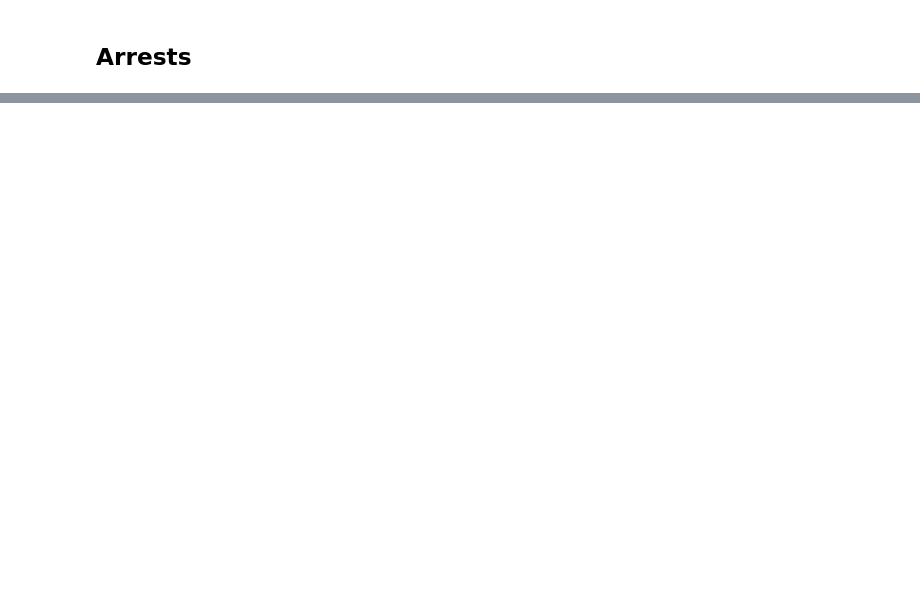
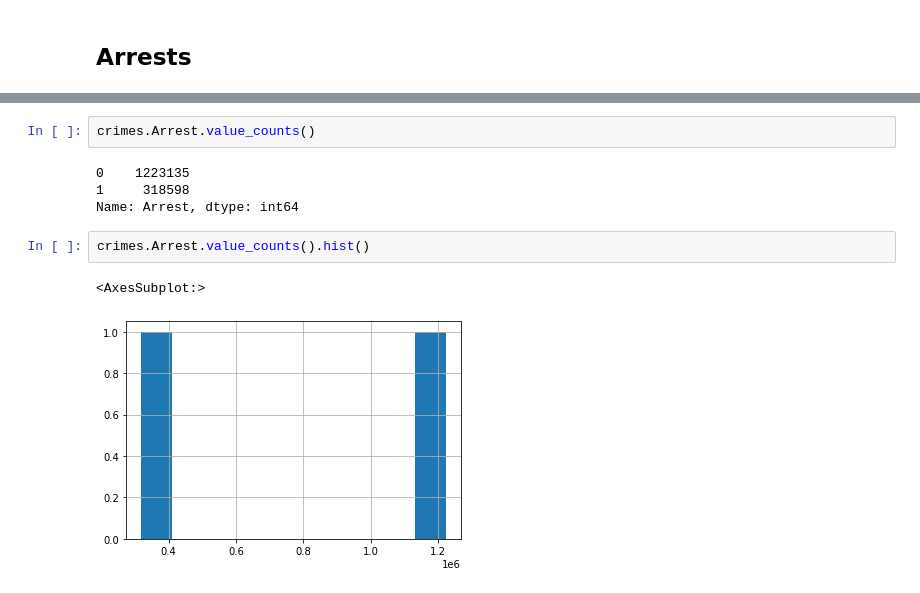
Before and after one commit to leo-cavalcante/crimes-in-chicago, a Jupyter notebook: Arrests Analysis.ipynb, the cells around one changed output, grey strips where cells are left out. Drawn from its saved outputs; the diff is of its cells as text; blank space fills up the shorter version.

```diff
--- a/Arrests Analysis.ipynb
+++ b/Arrests Analysis.ipynb
@@ -115,0 +139,11 @@ Name: Arrest, dtype: object
+# %%
+crimes.Arrest.value_counts()
+# %% [output]
+0    1223135
+1     318598
+Name: Arrest, dtype: int64
+# %%
+crimes.Arrest.value_counts().hist()
+# %% [output]
+<AxesSubplot:>
+[figure, added]
```
Also changed, not shown: parts of 12 cells of this notebook, 1 other file.
